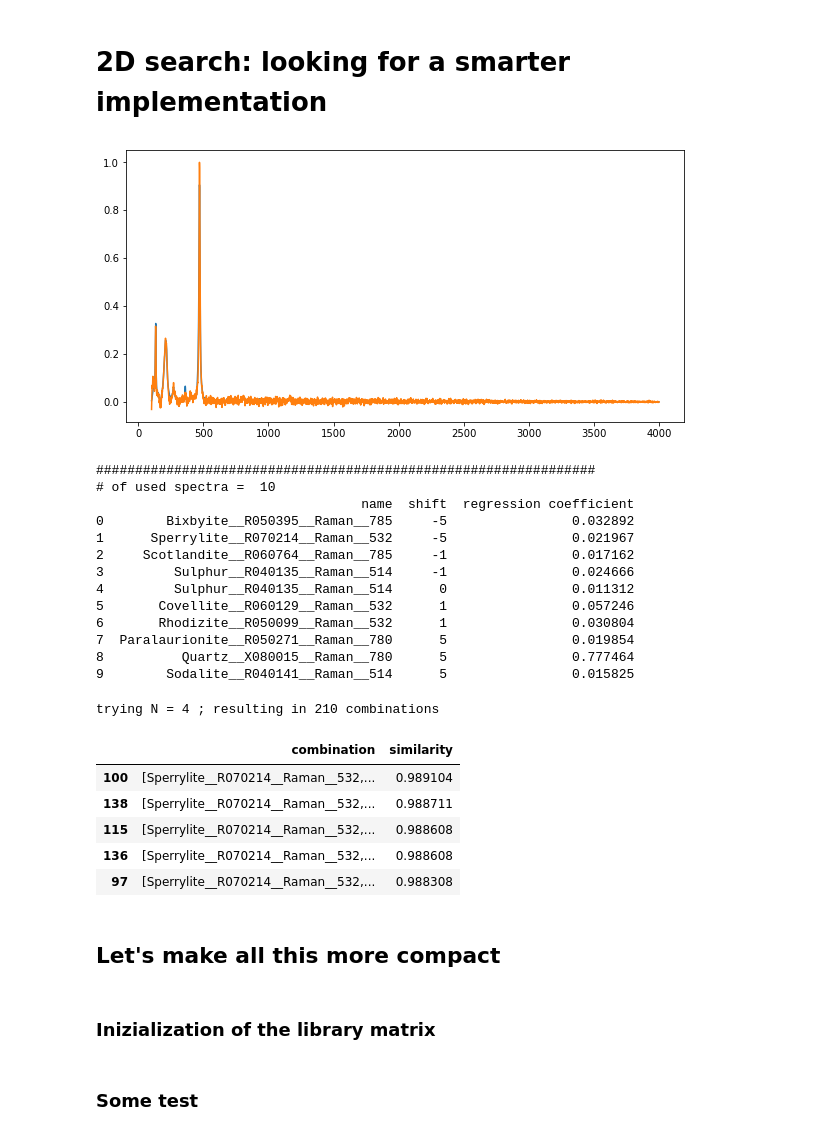
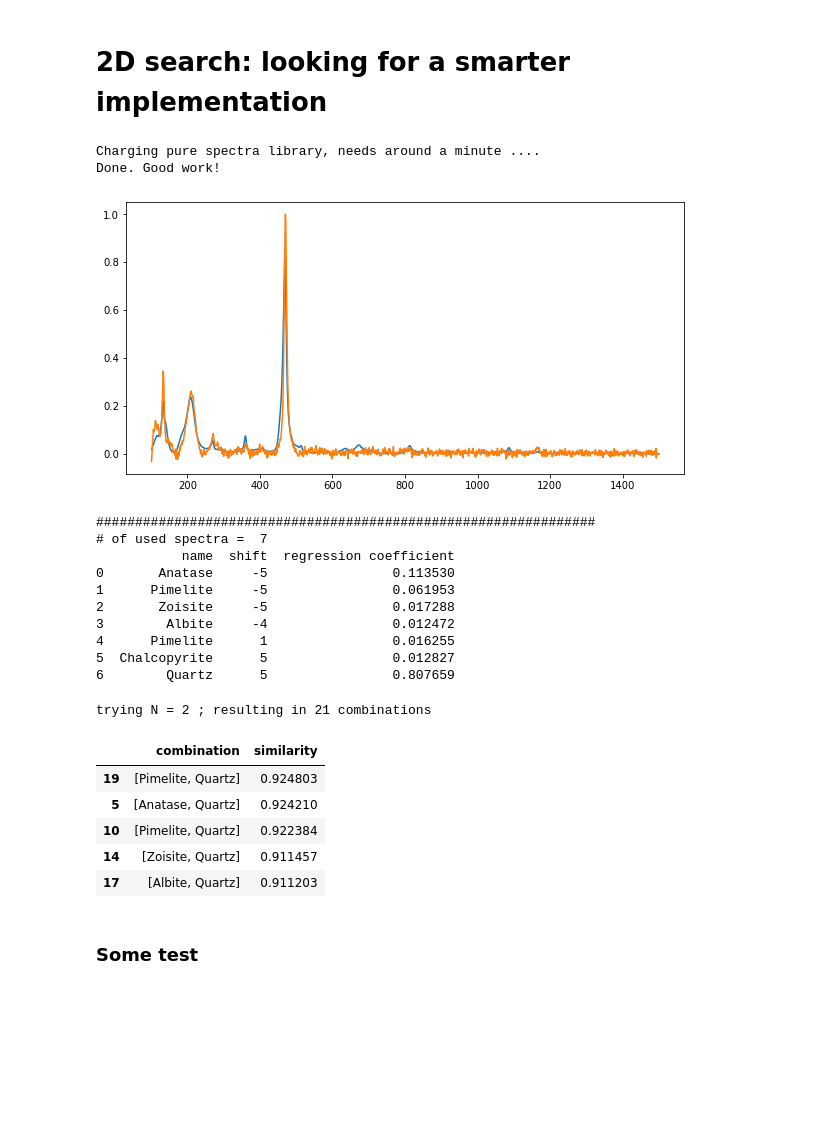
Before and after one commit to FabioBrugnara/pyram, a Jupyter notebook: ND_similarity.ipynb, the cells around one changed output. Drawn from its saved outputs; the diff is of its cells as text; code cells hidden in the pictures; blank space fills up the shorter version.

```diff
--- a/ND_similarity.ipynb
+++ b/ND_similarity.ipynb
@@ -36,6 +37,6 @@ txt10  ->  Sample01_K_10x10s_633nm_G1200_F10__Ox100LWD.txt
 txt11  ->  Si_calibration_A_60x1s_633nmnm_G1200_F100__Ox100.txt
 # %%
 S=pr.type2spectra('txt10')
-S=pr.bkg_subtraction(S,sigma=70,plot=True)
+S=pr.bkg_subtraction(S,sigma=70, L_n=11,plot=True)
 pr.plot(S)
 # %% [output]
@@ -121,5 +134,10 @@ KeyboardInterrupt:
 # %% [markdown]
 # 2D search: looking for a smarter implementation
+# %%
+pr.charge_lib('full')
+# %% [output]
+Charging pure spectra library, needs around a minute ....
+Done. Good work!
 # %%
 lib=pr.lib()
 lib_names=list(lib.keys())
@@ -251,20 +269,17 @@ for i in range(len(lib_used)):
 sumup = pd.DataFrame(sumup, columns=['name','shift','regression coefficient'])
 print(sumup)
 # %% [output]
-[figure, old version]
+[figure, new version]
 ################################################################
-# of used spectra =  10
-                                  name  shift  regression coefficient
-0        Bixbyite__R050395__Raman__785     -5                0.032892
-1      Sperrylite__R070214__Raman__532     -5                0.021967
-2     Scotlandite__R060764__Raman__785     -1                0.017162
-3         Sulphur__R040135__Raman__514     -1                0.024666
-4         Sulphur__R040135__Raman__514      0                0.011312
-5       Covellite__R060129__Raman__532      1                0.057246
-6       Rhodizite__R050099__Raman__532      1                0.030804
-7  Paralaurionite__R050271__Raman__780      5                0.019854
-8          Quartz__X080015__Raman__780      5                0.777464
-9        Sodalite__R040141__Raman__514      5                0.015825
+# of used spectra =  7
+           name  shift  regression coefficient
+0       Anatase     -5                0.113530
+1      Pimelite     -5                0.061953
+2       Zoisite     -5                0.017288
+3        Albite     -4                0.012472
+4      Pimelite      1                0.016255
+5  Chalcopyrite      5                0.012827
+6        Quartz      5                0.807659
 # %%
 #########################################################################################
 ############# GENERATION OF THE REQUIRED SPECTRA IN THE RIGHT CONFIGURATION #############
@@ -316,7 +331,7 @@ for el in sumup.index:
 ############# FINAL FIT USING COSINE SIMILARITY #############
 #############################################################
 
-N = 4
+N = 2
 
 # genero le N combinazioni tra i pure spectra selezionati
 comb = list(combinations(list(sumup.index),N))
@@ -340,40 +355,36 @@ for c in enumerate(comb):
                 tot += pure[c[1][i]][1] * intensity[i]
             return -np.dot(S_temp[1],tot) / np.sqrt(np.dot(S_temp[1],S_temp[1])*np.dot(tot,tot))
 
         X = scipy.optimize.minimize(fun, [1]*(N-1), method='Nelder-Mead', bounds=[(0,100)]*(N-1))
         if X.success==False:
             print('error in the optimization!!!')
 
         # store results
         # combination, intensity, similarity
         results[c[0]] = [c[1], X.fun ]
 
     if N==1:
         tot = pure[c[1][0]][1]
         results[c[0]] = [c[1], -np.dot(S_temp[1],tot) / np.sqrt(np.dot(S_temp[1],S_temp[1])*np.dot(tot,tot)) ]
 
 for i in range(len(results)):
     temp = [0]*N
     for j in range(N):
         temp[j]= sumup.name[results[i][0][j]]
 
     results[i][0] = temp
 results = pd.DataFrame(results, columns=['combination','similarity'])
 
 
 results['similarity'] = -results['similarity']
 results.sort_values(by=['similarity'], inplace=True, ascending=False)
 
 display(results.head())
 # %% [output]
-trying N = 4 ; resulting in 210 combinations
+trying N = 2 ; resulting in 21 combinations
 |  | combination | similarity |
-| 100 | [Sperrylite__R070214__Raman__532,... | 0.989104 |
-| 138 | [Sperrylite__R070214__Raman__532,... | 0.988711 |
-| 115 | [Sperrylite__R070214__Raman__532,... | 0.988608 |
-| 136 | [Sperrylite__R070214__Raman__532,... | 0.988608 |
-| 97 | [Sperrylite__R070214__Raman__532,... | 0.988308 |
+| 19 | [Pimelite, Quartz] | 0.924803 |
+| 5 | [Anatase, Quartz] | 0.924210 |
+| 10 | [Pimelite, Quartz] | 0.922384 |
+| 14 | [Zoisite, Quartz] | 0.911457 |
+| 17 | [Albite, Quartz] | 0.911203 |
-# %% [markdown]
-## Let's make all this more compact
-# %% [markdown]
-### Inizialization of the library matrix
```
Also changed, not shown: parts of 16 cells of this notebook, 1 other file.
